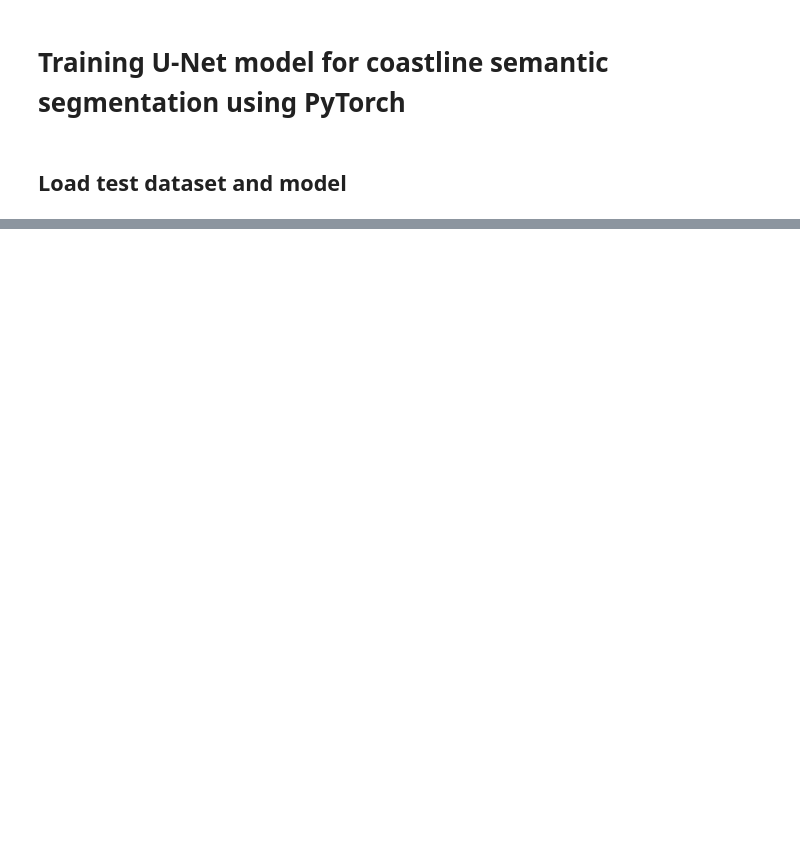
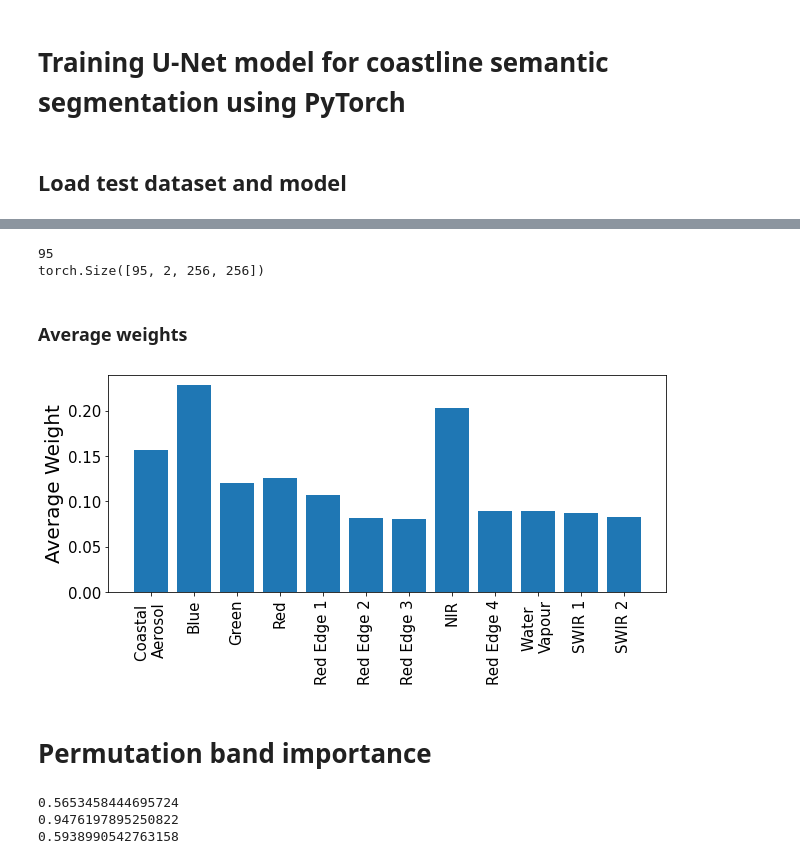
Before and after one commit to conorosully/interpreting-coastline-unet, a Jupyter notebook: src/interpret_unet.ipynb, the cells around one changed output, grey strips where cells are left out. Saved outputs shown, nothing was run; the diff lists cells and outputs as text; code cells hidden in the pictures; blank space fills up the shorter version.

```diff
--- a/src/interpret_unet.ipynb
+++ b/src/interpret_unet.ipynb
@@ -399,0 +32,9 @@ class unet(nn.Module):
+# %%
+# Set device
+device = torch.device('mps')  #UPDATE
+print("Using device: {}\n".format(device))
+
+# Load saved model
+model = torch.load('../../models/UNET-SCALE-13MAR23.pth', map_location=torch.device('cpu') )
+model.eval()
+model.to(device)
@@ -399,0 +154,38 @@ class unet(nn.Module):
+# %%
+paths = glob.glob("../../data/SWED/test/images/*")
+remove =["../../data/SWED/test/images/S2A_MSIL2A_20190803T025551_N0213_R032_T54XWG_20190803T043943_image_0_0.tif",
+         "../../data/SWED/test/images/S2A_MSIL2A_20190901T101031_N0213_R022_T34VDM_20190901T130348_image_0_0.tif",
+         "../../data/SWED/test/images/S2A_MSIL2A_20200405T100021_N0214_R122_T34VDM_20200405T115512_image_0_0.tif"]
+paths = [p for p in paths if p not in remove]
+test_loader = get_loader(paths)
+
+images, targets, preds = get_preds(test_loader)
+# %% [output]
+95
+torch.Size([95, 2, 256, 256])
+# %%
+importlib.reload(utils)
+eval = utils.model_eval(model,images,targets,preds)
+# %% [markdown]
+### Average weights
+# %%
+channels_ = ['Coastal \nAerosol','Blue','Green',
+            'Red','Red Edge 1','Red Edge 2',
+        'Red Edge 3','NIR','Red Edge 4',
+            'Water \nVapour','SWIR 1','SWIR 2']
+
+avg_weight = eval.get_weights()
+eval.plot_importance(avg_weight,channels_,label="Average Weight",save="avg_weight")
+# %% [output]
+[figure, added]
+# %% [markdown]
+# Permutation band importance
+# %%
+# Examples
+print(eval.get_perm_accuracy(['NIR']))
+print(eval.get_perm_accuracy(['Green']))
+print(eval.get_perm_accuracy(['NIR','Green']))
+# %% [output]
+0.5653458444695724
+0.9476197895250822
+0.5938990542763158
```
Also changed, not shown: parts of 36 cells of this notebook, 2 other files.
